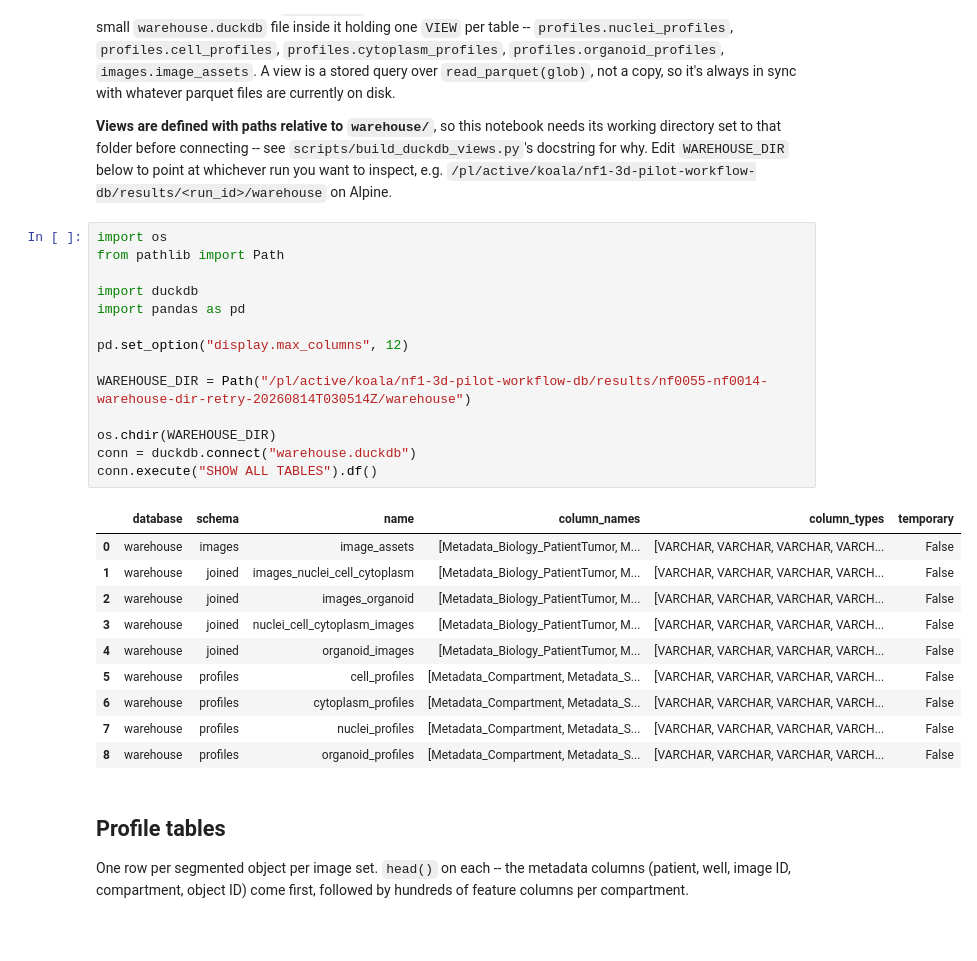
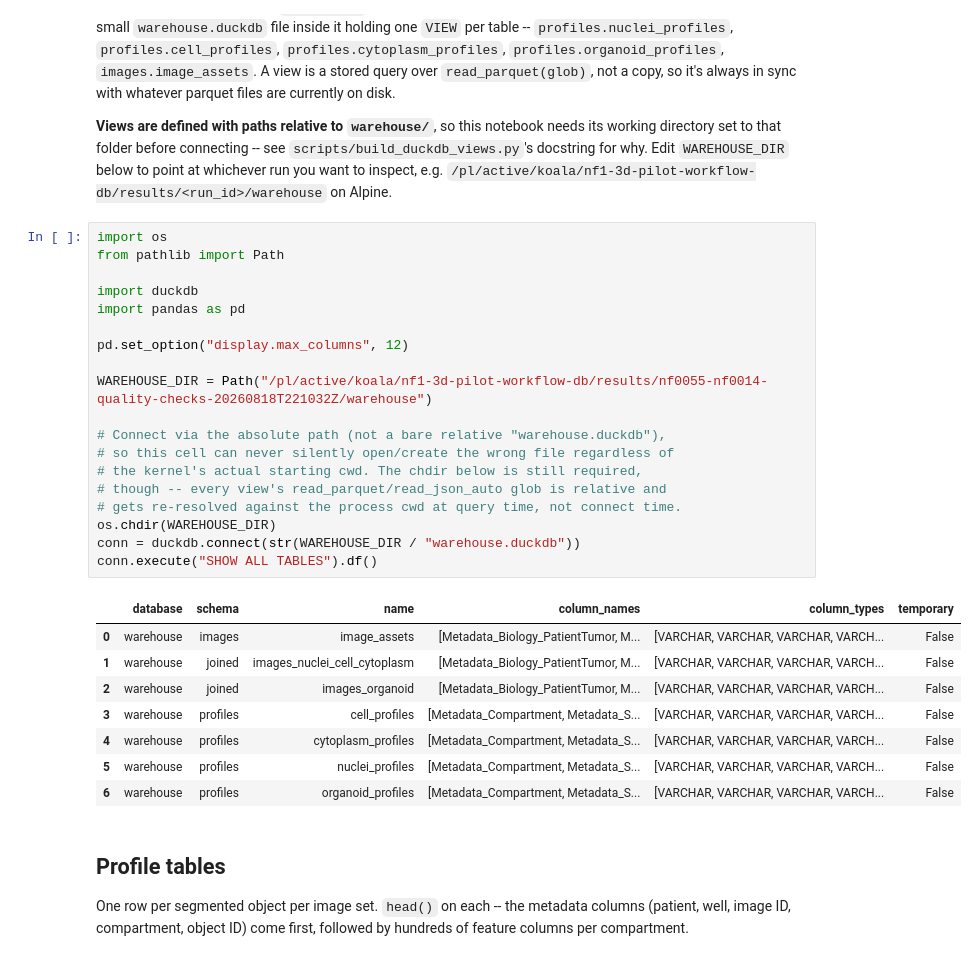
Before and after one commit to WayScience/NF1_3D_organoid_profiling_pipeline, a Jupyter notebook: 3a.nextflow_pilot/notebooks/query_warehouse_views.ipynb, the cells around one changed output. Saved outputs shown, nothing was run; the diff lists cells and outputs as text; blank space fills up the shorter version.

```diff
--- a/3a.nextflow_pilot/notebooks/query_warehouse_views.ipynb
+++ b/3a.nextflow_pilot/notebooks/query_warehouse_views.ipynb
@@ -8,28 +8,31 @@ Every completed run writes a `warehouse/` directory (plain namespaced parquet da
 # %%
 import os
 from pathlib import Path
 
 import duckdb
 import pandas as pd
 
 pd.set_option("display.max_columns", 12)
 
-WAREHOUSE_DIR = Path("/pl/active/koala/nf1-3d-pilot-workflow-db/results/nf0055-nf0014-warehouse-dir-retry-20260814T030514Z/warehouse")
+WAREHOUSE_DIR = Path("/pl/active/koala/nf1-3d-pilot-workflow-db/results/nf0055-nf0014-quality-checks-20260818T221032Z/warehouse")
 
+# Connect via the absolute path (not a bare relative "warehouse.duckdb"),
+# so this cell can never silently open/create the wrong file regardless of
+# the kernel's actual starting cwd. The chdir below is still required,
+# though -- every view's read_parquet/read_json_auto glob is relative and
+# gets re-resolved against the process cwd at query time, not connect time.
 os.chdir(WAREHOUSE_DIR)
-conn = duckdb.connect("warehouse.duckdb")
+conn = duckdb.connect(str(WAREHOUSE_DIR / "warehouse.duckdb"))
 conn.execute("SHOW ALL TABLES").df()
 # %% [output]
 |  | database | schema | name | column_names | column_types | temporary |
 | 0 | warehouse | images | image_assets | [Metadata_Biology_PatientTumor, M... | [VARCHAR, VARCHAR, VARCHAR, VARCH... | False |
 | 1 | warehouse | joined | images_nuclei_cell_cytoplasm | [Metadata_Biology_PatientTumor, M... | [VARCHAR, VARCHAR, VARCHAR, VARCH... | False |
 | 2 | warehouse | joined | images_organoid | [Metadata_Biology_PatientTumor, M... | [VARCHAR, VARCHAR, VARCHAR, VARCH... | False |
-| 3 | warehouse | joined | nuclei_cell_cytoplasm_images | [Metadata_Biology_PatientTumor, M... | [VARCHAR, VARCHAR, VARCHAR, VARCH... | False |
-| 4 | warehouse | joined | organoid_images | [Metadata_Biology_PatientTumor, M... | [VARCHAR, VARCHAR, VARCHAR, VARCH... | False |
-| 5 | warehouse | profiles | cell_profiles | [Metadata_Compartment, Metadata_S... | [VARCHAR, VARCHAR, VARCHAR, VARCH... | False |
-| 6 | warehouse | profiles | cytoplasm_profiles | [Metadata_Compartment, Metadata_S... | [VARCHAR, VARCHAR, VARCHAR, VARCH... | False |
-| 7 | warehouse | profiles | nuclei_profiles | [Metadata_Compartment, Metadata_S... | [VARCHAR, VARCHAR, VARCHAR, VARCH... | False |
-| 8 | warehouse | profiles | organoid_profiles | [Metadata_Compartment, Metadata_S... | [VARCHAR, VARCHAR, VARCHAR, VARCH... | False |
+| 3 | warehouse | profiles | cell_profiles | [Metadata_Compartment, Metadata_S... | [VARCHAR, VARCHAR, VARCHAR, VARCH... | False |
+| 4 | warehouse | profiles | cytoplasm_profiles | [Metadata_Compartment, Metadata_S... | [VARCHAR, VARCHAR, VARCHAR, VARCH... | False |
+| 5 | warehouse | profiles | nuclei_profiles | [Metadata_Compartment, Metadata_S... | [VARCHAR, VARCHAR, VARCHAR, VARCH... | False |
+| 6 | warehouse | profiles | organoid_profiles | [Metadata_Compartment, Metadata_S... | [VARCHAR, VARCHAR, VARCHAR, VARCH... | False |
 # %% [markdown]
 ## Profile tables
 
```
Also changed, not shown: 2 other files.
